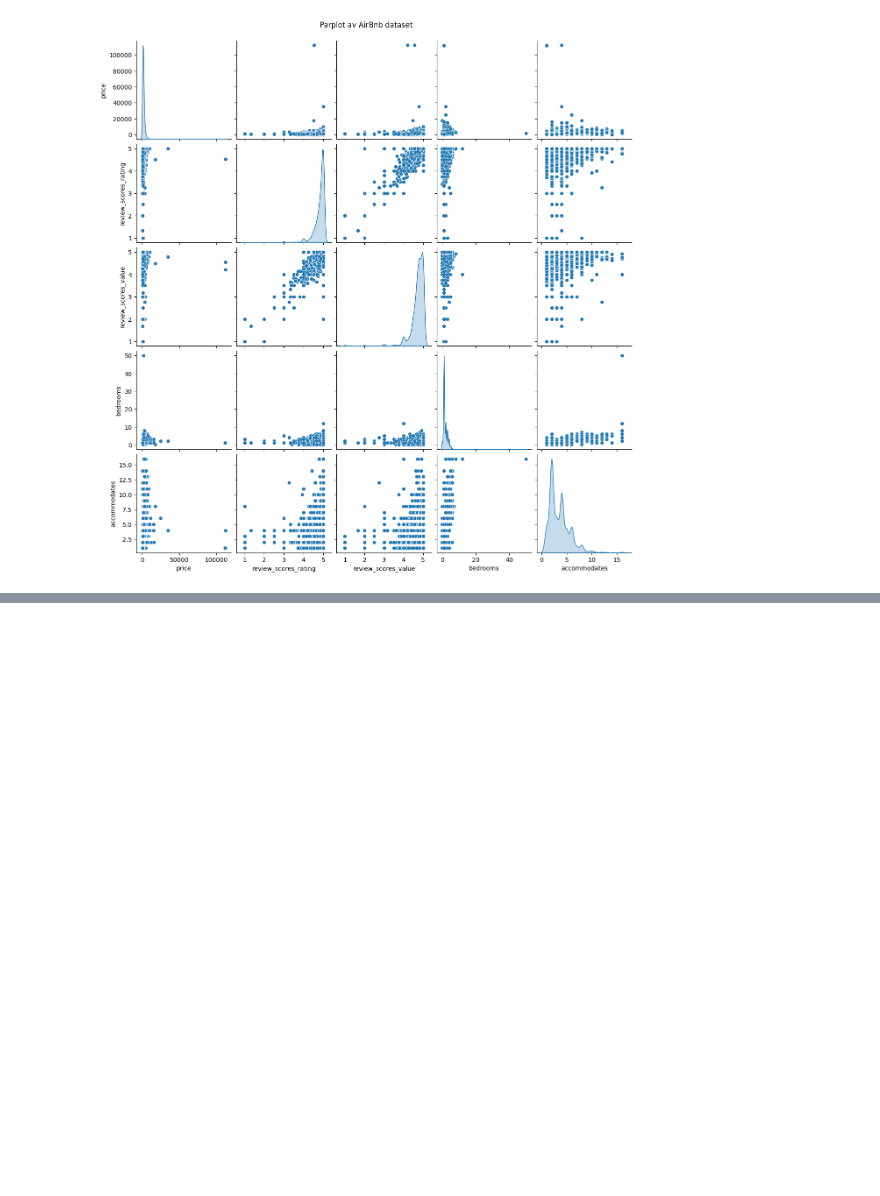
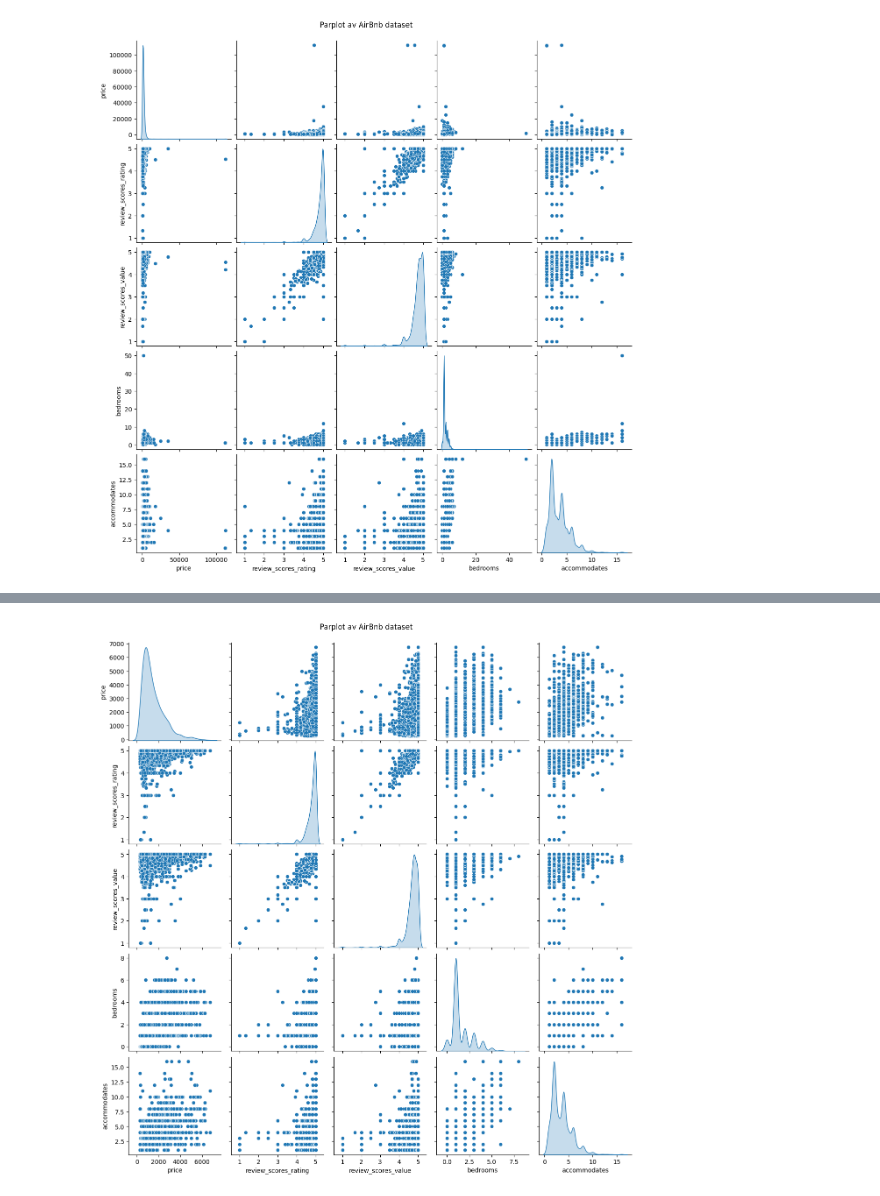
Before and after one commit to emilioano/AppliedAI, a Jupyter notebook: airbnb_prediction/airbnb.ipynb, the cells around one changed output, grey strips where cells are left out. Drawn from its saved outputs; the diff is of its cells as text; code cells hidden in the pictures; blank space fills up the shorter version.

```diff
--- a/airbnb_prediction/airbnb.ipynb
+++ b/airbnb_prediction/airbnb.ipynb
@@ -91,0 +103,14 @@ plt.show()
+# %%
+cleandf = cleandf[(cleandf['price'] >= cleandf['price'].quantile(0.01)) &
+              (cleandf['price'] <= cleandf['price'].quantile(0.99))]
+# %%
+cleandf = cleandf[cleandf['bedrooms'] <= 20].copy()
+# %%
+cols = ['price','review_scores_rating','review_scores_value','room_type','bedrooms','accommodates']
+
+pp = sns.pairplot(cleandf[cols], diag_kind='kde')
+pp.figure.suptitle('Parplot av AirBnb dataset', y=1.02)
+
+plt.show()
+# %% [output]
+[figure, added]
```
Also changed, not shown: parts of 3 cells of this notebook, 1 other file.
